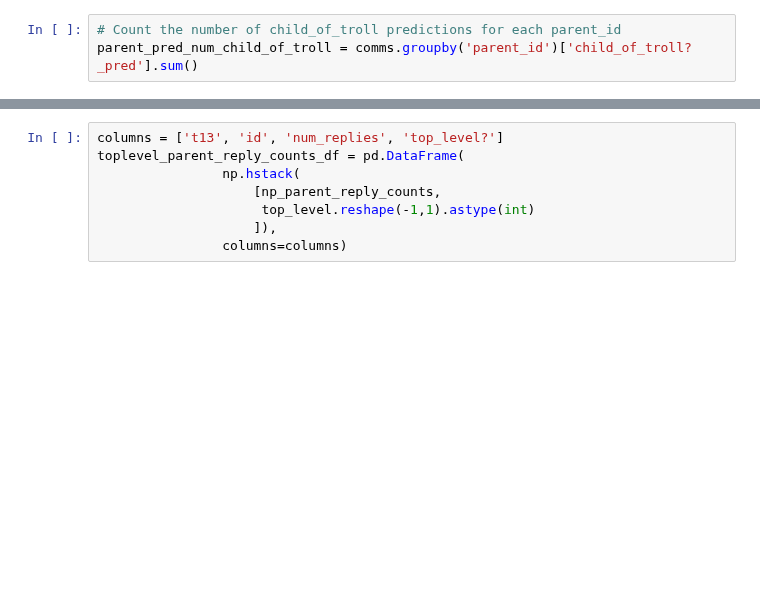
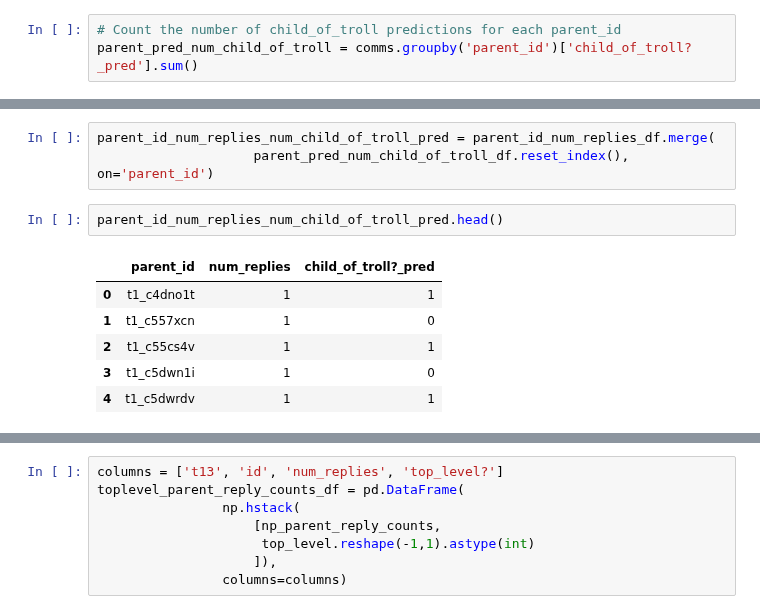
Before and after one commit to cfdv/troll_classifier, a Jupyter notebook: diffuse_child_of_troll_to_parent_to_classify.ipynb, the cells around one changed output, grey strips where cells are left out. Drawn from its saved outputs; the diff is of its cells as text; blank space fills up the shorter version.

```diff
--- a/diffuse_child_of_troll_to_parent_to_classify.ipynb
+++ b/diffuse_child_of_troll_to_parent_to_classify.ipynb
@@ -594,0 +607,12 @@ Name: child_of_troll?_pred, Length: 8829, dtype: int64
+# %%
+parent_id_num_replies_num_child_of_troll_pred = parent_id_num_replies_df.merge(
+                    parent_pred_num_child_of_troll_df.reset_index(), on='parent_id')
+# %%
+parent_id_num_replies_num_child_of_troll_pred.head()
+# %% [output]
+|  | parent_id | num_replies | child_of_troll?_pred |
+| 0 | t1_c4dno1t | 1 | 1 |
+| 1 | t1_c557xcn | 1 | 0 |
+| 2 | t1_c55cs4v | 1 | 1 |
+| 3 | t1_c5dwn1i | 1 | 0 |
+| 4 | t1_c5dwrdv | 1 | 1 |
```
Also changed, not shown: parts of 10 cells of this notebook.
